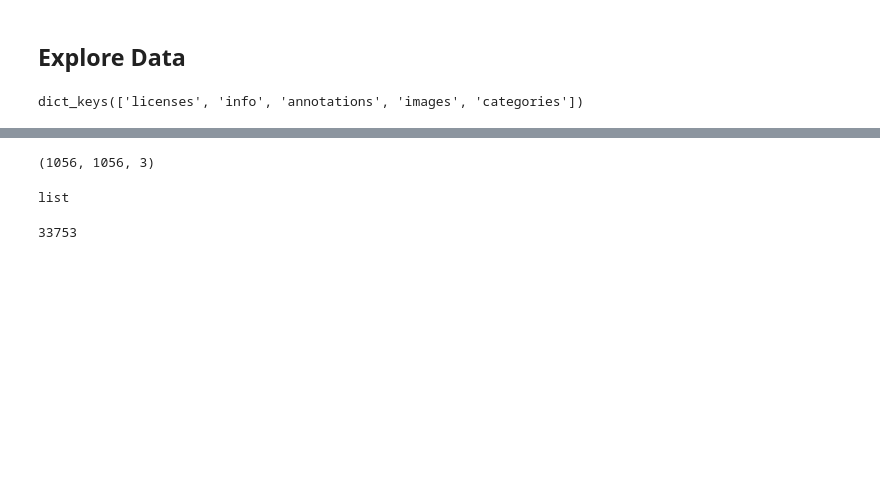
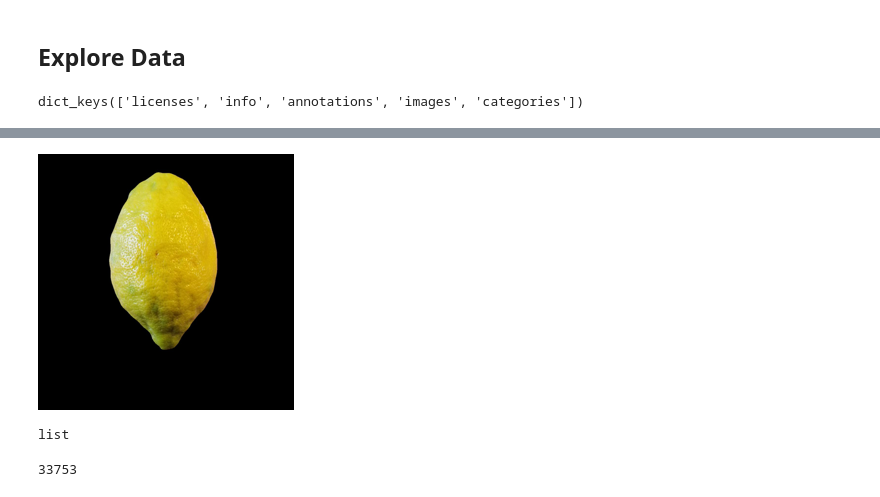
Before and after one commit to lingchin/lemon_project, a Jupyter notebook: notebooks/ETL_Ling.ipynb, the cells around one changed output, grey strips where cells are left out. Saved outputs shown, nothing was run; the diff lists cells and outputs as text; code cells hidden in the pictures; blank space fills up the shorter version.

```diff
--- a/notebooks/ETL_Ling.ipynb
+++ b/notebooks/ETL_Ling.ipynb
@@ -56,7 +42,0 @@ SyntaxError: invalid decimal literal (626174350.py, line 1)
-# %%
-test_img1 = image.imread(Image1)
-
-test_img1.shape
-# plt.imshow((Image1))
-# %% [output]
-(1056, 1056, 3)
@@ -63,3 +45,10 @@ test_img1.shape
+# %%
+
+image2 = Image.open('../raw_data/classified_images/Train_lemon/Healthy_lemon/0002_D_V_75_G.jpg')
+image2 = image2.resize((256,256))
+image2
+# %% [output]
+[figure, added]
 # %%
 dict_keys=['licenses', 'info', 'annotations', 'images', 'categories']
 # %%
```
Also changed, not shown: parts of 91 cells of this notebook, 3 other files.
